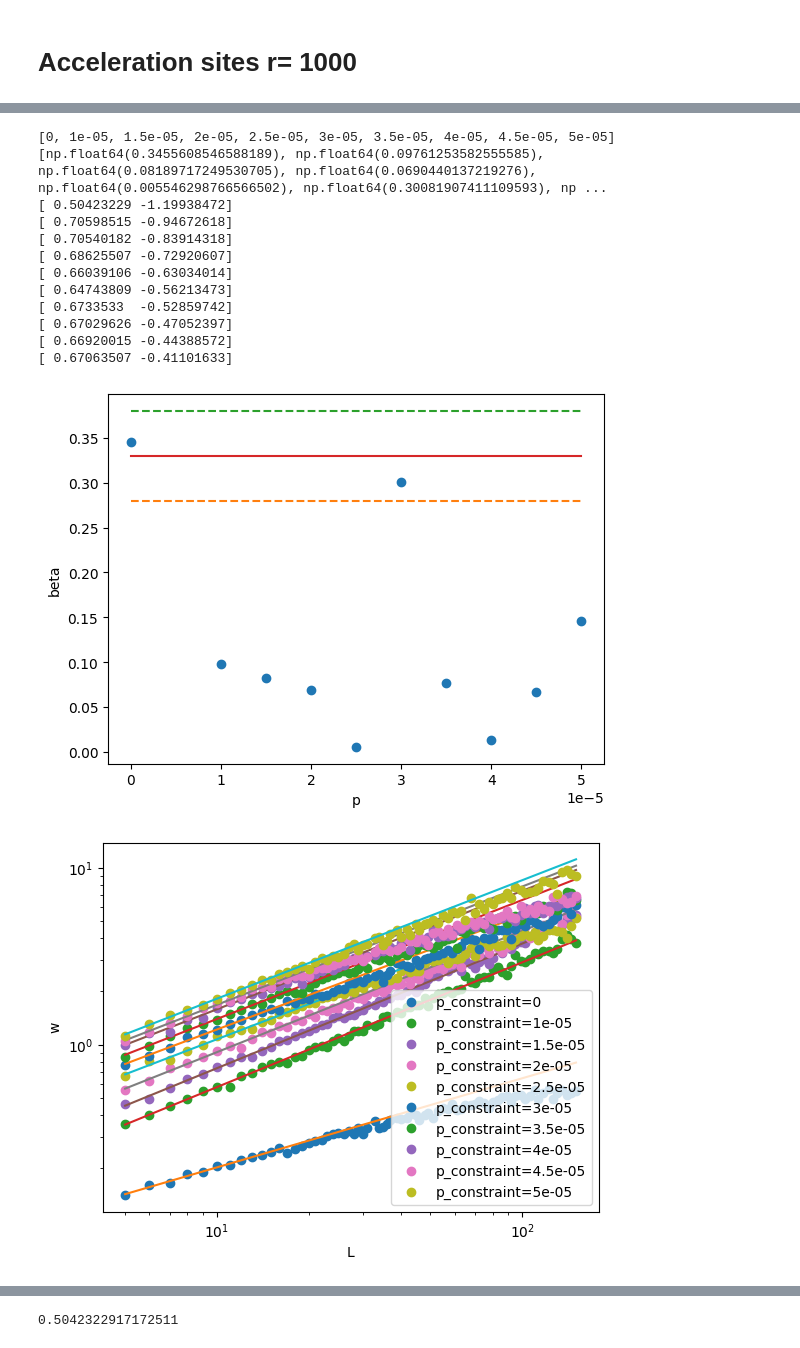
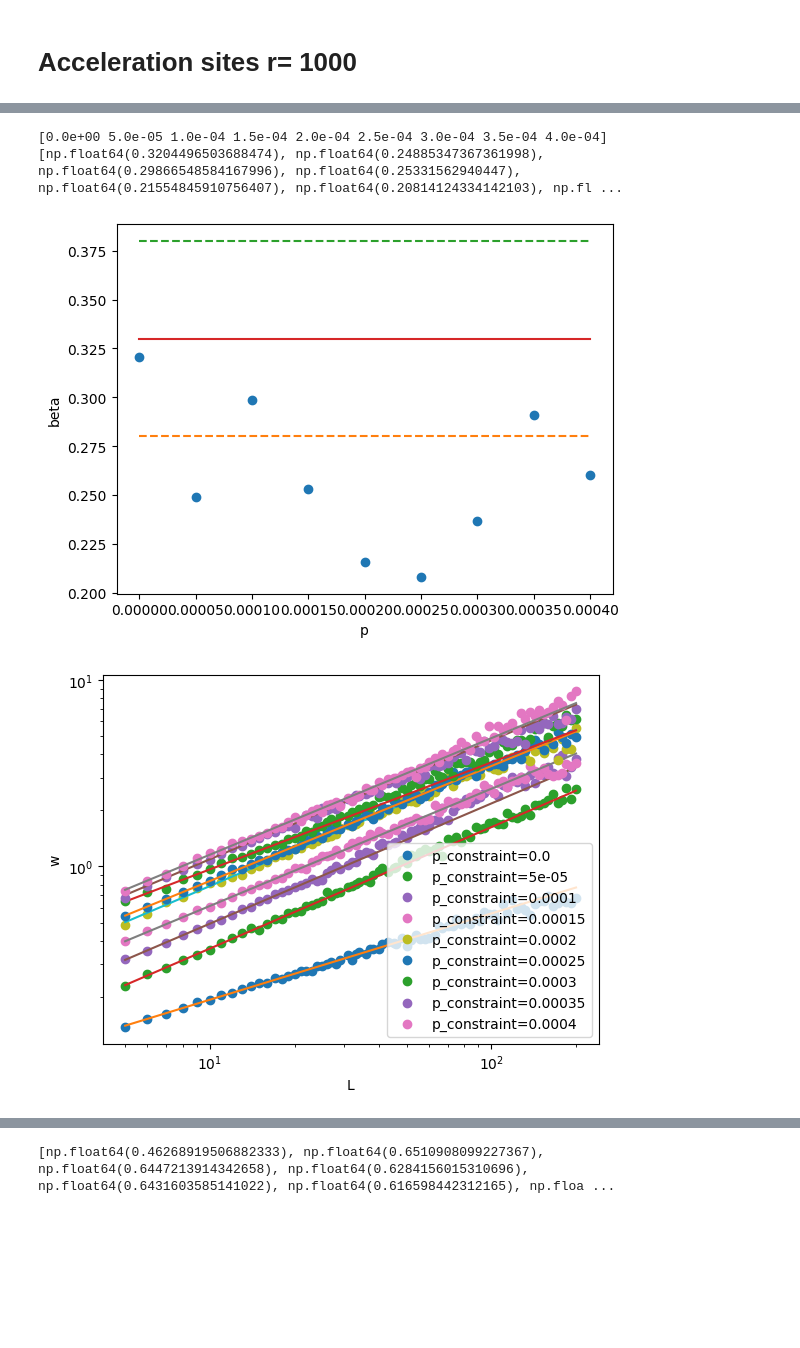
Before and after one commit to maxou2804/script_1D_Eden, a Jupyter notebook: acceleration_sites_1000.ipynb, the cells around one changed output, grey strips where cells are left out. Drawn from its saved outputs; the diff is of its cells as text; code cells hidden in the pictures; blank space fills up the shorter version.

```diff
--- a/acceleration_sites_1000.ipynb
+++ b/acceleration_sites_1000.ipynb
@@ -732,7 +732,7 @@ width = 2000
 height= int((n_iterations/width)*5)
 print(f"height:{height}")
 n_snapshots= 40
-avg_cluster_size=20000
+avg_cluster_size=1000
 probabilities=[0,0.05,0.1,0.15,0.2,0.25,0.3,0.35,0.4]
 probabilities=np.array(probabilities)/avg_cluster_size
 # probabilities=[0,0.0005,0.001,0.005,0.00625]
@@ -754,7 +754,7 @@ print(f"probabilities:{probabilities}")
 snapshots_col=[]
 # Create array for logtimes
 lin_t=generate_log_times(n_iterations=n_iterations,n_snapshots=n_snapshots)
-avg_cluster_size=20000
+
 constraint_avg_cluster_size=1
 rugosity=1
 
@@ -789,7 +789,7 @@ for probability in probabilities:
     lattices,acceleration_sites,constraint_sites,snapshots,densities =eden_model_cascade_snapshots_parallel(width=width,height=height,n_iterations=n_iterations,snapshot_times=lin_t,
                                                                n_realizations=n_realizations,init_mode='flat',roughness_height=0,seed=42,
                                                                avg_cluster_size=avg_cluster_size,probability=probability ,acceleration_factor=5.0,
-                                                               constraint_avg_cluster_size=0,constraint_prob=0,eden_sites=False)
+                                                               constraint_avg_cluster_size=0,constraint_prob=0,eden_sites=True)
 
     snapshots_avg=np.mean(snapshots,axis=0)
     snapshots_col.append(snapshots_avg)
@@ -819,7 +819,7 @@ w=[]
 
 
 for i in range(len(probabilities)):
-    for j in range((n_snapshots)-1):
+    for j in range((n_snapshots)-2):
         w.append(np.std(snapshots_col[i][j]))
     w_col.append(w)
     w=[]
@@ -832,8 +832,8 @@ res_col=[]
 plt.figure()
 for i in range(len(probabilities)):
     plt.loglog(lin_t[:],w_col[i][:],'o',label=f"p={probabilities[i]}")
-    res=np.polyfit(np.log10(lin_t[15:22]),np.log10(w_col[i][15:22]),1)
-    plt.loglog(lin_t[15:24],10**(np.log10((lin_t[15:24]))*res[0]+res[1]))
+    res=np.polyfit(np.log10(lin_t[19:30]),np.log10(w_col[i][19:30]),1)
+    plt.loglog(lin_t[19:30],10**(np.log10((lin_t[19:30]))*res[0]+res[1]))
     res_col.append(res[0])
     plt.xlabel('t')
     plt.ylabel('w')
@@ -896,12 +896,12 @@ plt.figure()
 for i in range(len(probabilities)):
     x = np.arange(len(snapshots_col[i][-1]))  # Spatial coordinates
 
-    l,w=compute_avg_std_devs(snapshots_col[i][-2],num_points=100)
+    l,w=compute_avg_std_devs(snapshots_col[i][-1],num_points=100)
 
     plt.loglog(l,w,'o',label=f"p_constraint={probabilities[i]}")
-    res=np.polyfit(np.log10(l[0:12]),np.log10(w[0:12]),1)
+    res=np.polyfit(np.log10(l[0:20]),np.log10(w[0:20]),1)
     res_collection.append(res[0])
-    print(res)
+
 
     plt.loglog(l,10**(np.log10(l)*res[0]+res[1]))
 plt.xlabel("L")
@@ -921,5 +921,5 @@ plt.xlabel("p")
 plt.ylabel('alpha')
 plt.show()
 
-print(res_collection[0])
+print(res_collection)
 # %% [output]
@@ -927,14 +927,4 @@ print(res_collection[0])
-[0, 1e-05, 1.5e-05, 2e-05, 2.5e-05, 3e-05, 3.5e-05, 4e-05, 4.5e-05, 5e-05]
-[np.float64(0.3455608546588189), np.float64(0.09761253582555585), np.float64(0.08189717249530705), np.float64(0.0690440137219276), np.float64(0.005546298766566502), np.float64(0.30081907411109593), np ...
-[ 0.50423229 -1.19938472]
-[ 0.70598515 -0.94672618]
-[ 0.70540182 -0.83914318]
-[ 0.68625507 -0.72920607]
-[ 0.66039106 -0.63034014]
-[ 0.64743809 -0.56213473]
-[ 0.6733533  -0.52859742]
-[ 0.67029626 -0.47052397]
-[ 0.66920015 -0.44388572]
-[ 0.67063507 -0.41101633]
+[0.0e+00 5.0e-05 1.0e-04 1.5e-04 2.0e-04 2.5e-04 3.0e-04 3.5e-04 4.0e-04]
+[np.float64(0.3204496503688474), np.float64(0.24885347367361998), np.float64(0.29866548584167996), np.float64(0.25331562940447), np.float64(0.21554845910756407), np.float64(0.20814124334142103), np.fl ...
-[figure, old version]
+[figure, new version]
-[figure, old version]
+[figure, new version]
@@ -942 +932 @@ print(res_collection[0])
-0.5042322917172511
+[np.float64(0.46268919506882333), np.float64(0.6510908099227367), np.float64(0.6447213914342658), np.float64(0.6284156015310696), np.float64(0.6431603585141022), np.float64(0.616598442312165), np.floa ...
```
Also changed, not shown: parts of 4 cells of this notebook, 5 other files.
